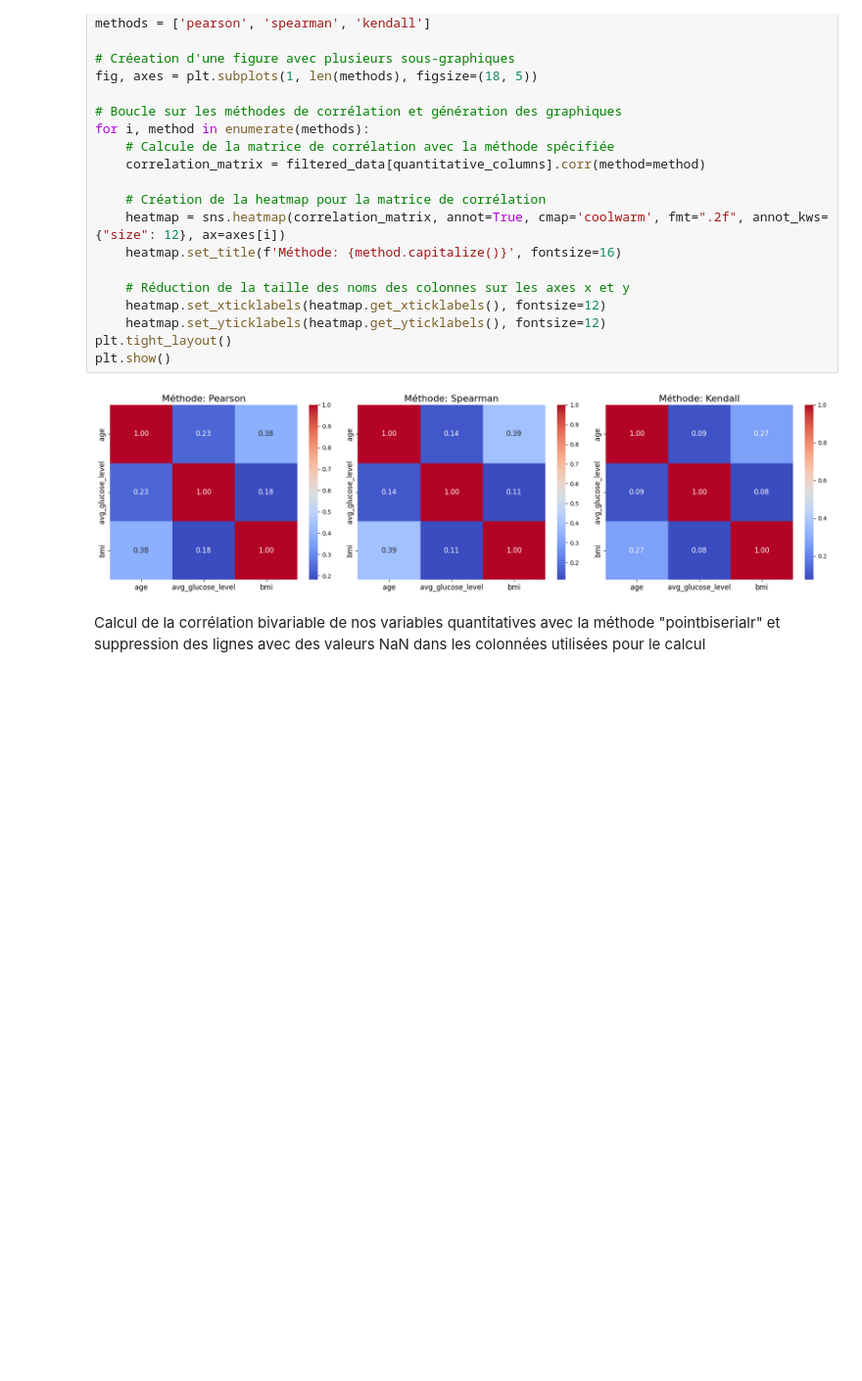
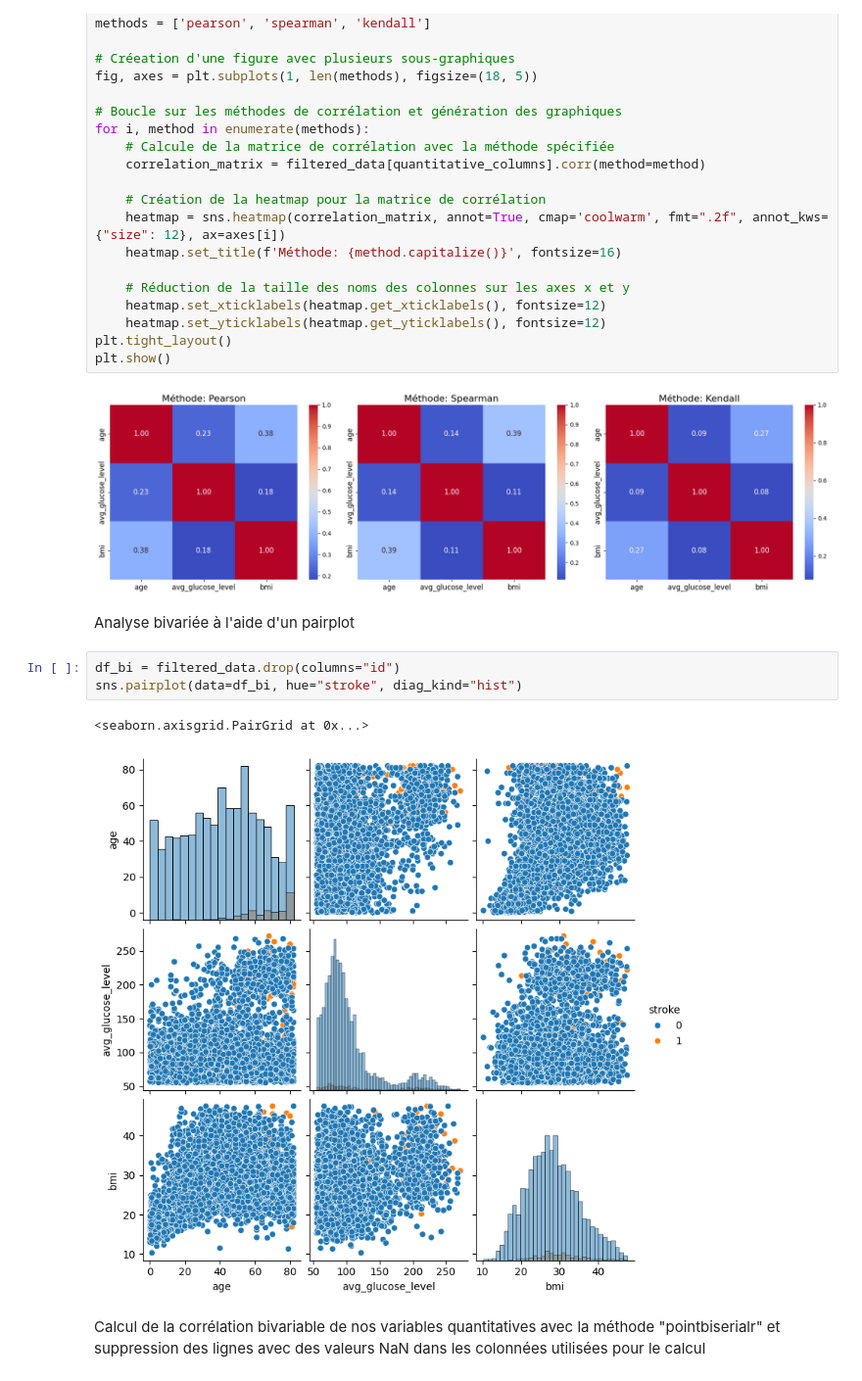
Before and after one commit to Antho-SJ/strocke-alert, a Jupyter notebook: stroke_alert_analyse.ipynb, the cells around one changed output. Shown at 98% size. Drawn from its saved outputs; the diff is of its cells as text; blank space fills up the shorter version.

Commit message:
[update] ajout pairplot analyse bivariée

```diff
--- a/stroke_alert_analyse.ipynb
+++ b/stroke_alert_analyse.ipynb
@@ -327,6 +327,14 @@ plt.tight_layout()
 plt.show()
 # %% [output]
 [figure]
+# %% [markdown]
+Analyse bivariée à l'aide d'un pairplot
+# %%
+df_bi = filtered_data.drop(columns="id")
+sns.pairplot(data=df_bi, hue="stroke", diag_kind="hist")
+# %% [output]
+<seaborn.axisgrid.PairGrid at 0x...>
+[figure, added]
 # %% [markdown]
  Calcul de la corrélation bivariable de nos variables quantitatives avec la méthode "pointbiserialr" et suppression des lignes avec des valeurs NaN dans les colonnées utilisées pour le calcul
 # %%
```
Also changed, not shown: parts of 3 cells of this notebook.
